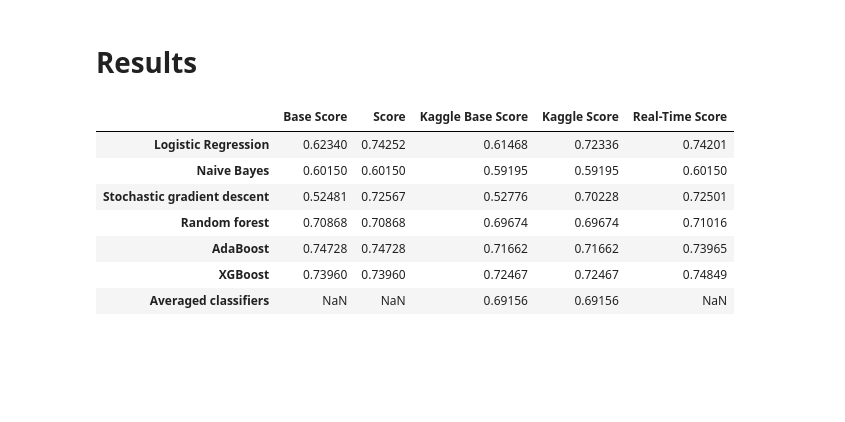
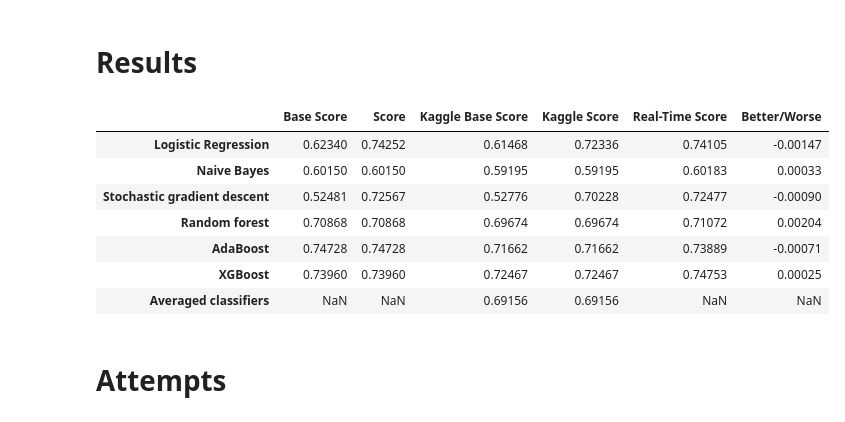
Before and after one commit to Gedas-LT/kaggle-home-credit, a Jupyter notebook: notebook.ipynb, the cells around one changed output. Drawn from its saved outputs; the diff is of its cells as text; code cells hidden in the pictures; blank space fills up the shorter version.

```diff
--- a/notebook.ipynb
+++ b/notebook.ipynb
@@ -696,40 +704,44 @@ xgboost_score = 0.74728
 ada_score = 0.7396
 avg_score = None
 
 kaggle_base_log_score = 0.61468
 kaggle_base_nb_score = 0.59195
 kaggle_base_sgd_score = 0.52776
 kaggle_base_forest_score = 0.69674
 kaggle_base_xgboost_score = 0.72467
 kaggle_base_ada_score = 0.71662
 kaggle_base_avg_score = 0.69156
 
 kaggle_log_score = 0.72336
 kaggle_nb_score = 0.59195
 kaggle_sgd_score = 0.70228
 kaggle_forest_score = 0.69674
 kaggle_xgboost_score = 0.72467
 kaggle_ada_score = 0.71662
 kaggle_avg_score = 0.69156
 
 scores_table = pd.DataFrame({"Base Score": [log_base_score, nb_base_score, sgd_base_score, forest_base_score, xgboost_base_score, ada_base_score, avg_base_score],
                              "Score": [log_score, nb_score, sgd_score, forest_score, xgboost_score, ada_score, avg_score],
                              "Kaggle Base Score": [kaggle_base_log_score, kaggle_base_nb_score, kaggle_base_sgd_score, kaggle_base_forest_score,
                                                    kaggle_base_ada_score, kaggle_base_xgboost_score, kaggle_base_avg_score],
                              "Kaggle Score": [kaggle_log_score, kaggle_nb_score, kaggle_sgd_score, kaggle_forest_score, kaggle_ada_score, kaggle_xgboost_score, kaggle_avg_score],
-                             "Real-Time Score": [log_score_rt, nb_score_rt, sgd_score_rt, forest_score_rt, ada_score_rt, xgboost_score_rt, None]
+                             "Real-Time Score": [log_score_rt, nb_score_rt, sgd_score_rt, forest_score_rt, ada_score_rt, xgboost_score_rt, None],
+                             "Better/Worse": [log_score_rt - log_score, nb_score_rt - nb_score, sgd_score_rt - sgd_score,
+                                              forest_score_rt - forest_score, ada_score_rt - ada_score, xgboost_score_rt - xgboost_score, None]
                              }
                             ).set_axis(
-                                 ["Logistic Regression", "Naive Bayes", "Stochastic gradient descent", "Random forest", "AdaBoost", "XGBoost", "Averaged classifiers"], axis="index"
+                                 ["Logistic Regression", "Naive Bayes", "Stochastic gradient descent", "Random forest","AdaBoost", "XGBoost", "Averaged classifiers"], axis="index"
                                  )
 
 scores_table
 # %% [output]
-|  | Base Score | Score | Kaggle Base Score | Kaggle Score | Real-Time Score |
-| Logistic Regression | 0.62340 | 0.74252 | 0.61468 | 0.72336 | 0.74201 |
-| Naive Bayes | 0.60150 | 0.60150 | 0.59195 | 0.59195 | 0.60150 |
-| Stochastic gradient descent | 0.52481 | 0.72567 | 0.52776 | 0.70228 | 0.72501 |
-| Random forest | 0.70868 | 0.70868 | 0.69674 | 0.69674 | 0.71016 |
-| AdaBoost | 0.74728 | 0.74728 | 0.71662 | 0.71662 | 0.73965 |
-| XGBoost | 0.73960 | 0.73960 | 0.72467 | 0.72467 | 0.74849 |
-| Averaged classifiers | NaN | NaN | 0.69156 | 0.69156 | NaN |
+|  | Base Score | Score | Kaggle Base Score | Kaggle Score | Real-Time Score | Better/Worse |
+| Logistic Regression | 0.62340 | 0.74252 | 0.61468 | 0.72336 | 0.74105 | -0.00147 |
+| Naive Bayes | 0.60150 | 0.60150 | 0.59195 | 0.59195 | 0.60183 | 0.00033 |
+| Stochastic gradient descent | 0.52481 | 0.72567 | 0.52776 | 0.70228 | 0.72477 | -0.00090 |
+| Random forest | 0.70868 | 0.70868 | 0.69674 | 0.69674 | 0.71072 | 0.00204 |
+| AdaBoost | 0.74728 | 0.74728 | 0.71662 | 0.71662 | 0.73889 | -0.00071 |
+| XGBoost | 0.73960 | 0.73960 | 0.72467 | 0.72467 | 0.74753 | 0.00025 |
+| Averaged classifiers | NaN | NaN | 0.69156 | 0.69156 | NaN | NaN |
+# %% [markdown]
+# Attempts
```
Also changed, not shown: parts of 15 cells of this notebook.
